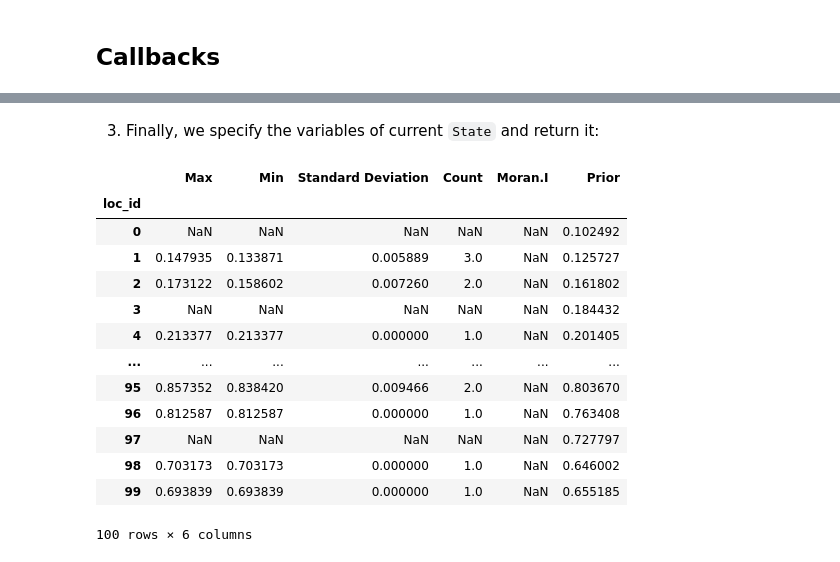
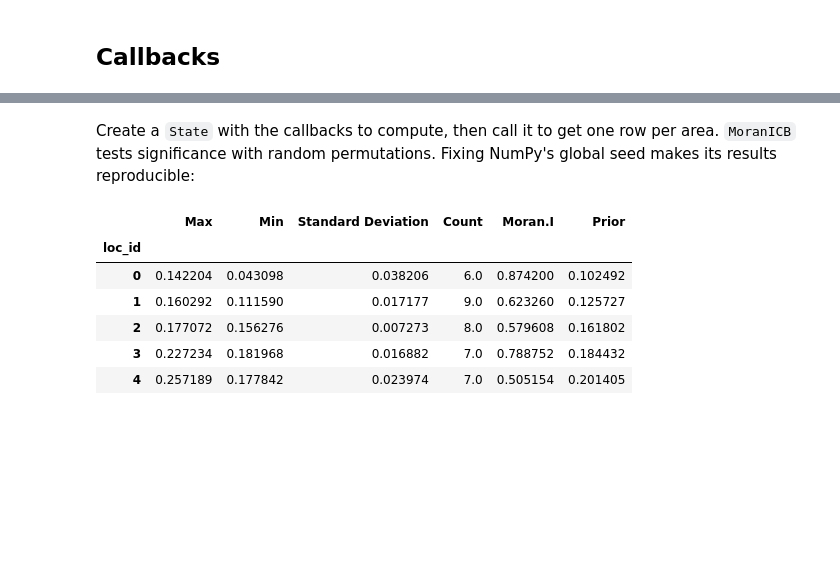
Before and after one commit to franckalbinet/trufl, a Jupyter notebook: nbs/04_callbacks.ipynb, the cells around one changed output, grey strips where cells are left out. Saved outputs shown, nothing was run; the diff lists cells and outputs as text; code cells hidden in the pictures; blank space fills up the shorter version.

```diff
--- a/nbs/04_callbacks.ipynb
+++ b/nbs/04_callbacks.ipynb
@@ -80,8 +81,11 @@ def get(self:State,
 # %%
 #| exports
 @patch
-def __call__(self:State, loc_id=None, **kwargs):
-    "Get the state variables as defined by `cbs` for all `loc_id`s as a dataframe."
+def __call__(self:State,
+    loc_id=None, # Ignored: every area is computed
+    **kwargs # Ignored
+) -> pd.DataFrame: # One row per `loc_id` and one column per variable
+    "State variables of every area in `smp_areas`."
     loc_ids = self.smp_areas.index
     results = [{v.name: v.value for v in self.run_cbs(loc_id)} | {'loc_id': loc_id} for loc_id in loc_ids]
     return pd.DataFrame(results).set_index('loc_id')
@@ -186,17 +209,17 @@ class MoranICB(Callback):
 # %%
 #|exports
 class PriorCB(Callback):
-    "Emulate a prior by taking the mean of measurement over a single grid cell."
+    "Mean of `fname_raster` over the area, emulating prior knowledge such as an airborne survey. Computed for every area, measured or not."
     def __init__(self,
-                 fname_raster:str, # Name of raster file
-                 name:str='Prior' # Name of the State variable
-                ):
+        fname_raster:str, # Raster used as the prior
+        name:str='Prior', # Name of the variable
+    ):
         fc.store_attr()
 
     def __call__(self,
-                 loc_id:int, # Unique id of an individual area of interest.
-                 o:Type[State] # A State's object
-                ):
+        loc_id:int, # Area to describe
+        o:Type[State], # `State` holding the measurements
+    ):
         polygon = o.smp_areas.loc[o.smp_areas.reset_index().loc_id == loc_id].geometry
         with rasterio.open(self.fname_raster) as src:
             out_image, out_transform = mask(src, polygon, crop=True)
@@ -209,4 +232,5 @@ For example:
 # %%
-#|eval: false
 fname_raster = 'files/ground-truth-01-4326-simulated.tif'
 gdf_grid = gridder(fname_raster, nrows=10, ncols=10)
+n = np.random.default_rng(41).integers(0, 10, size=len(gdf_grid))
+samples_t0 = DataCollector(fname_raster).collect(Sampler(gdf_grid).sample(n, method='uniform', rng=41))
@@ -222,9 +242,0 @@ sample_locs = sampler.sample(n, method='uniform')
-# %%
-#|eval: false
-# Emulate data collection
-dc_emulator = DataCollector(fname_raster)
-samples_t0 = dc_emulator.collect(sample_locs)
-
-ax = samples_t0.plot(column='value', s=3, legend=True)
-gdf_grid.boundary.plot(color=black, lw=0.5, ax=ax)
-ax.axis('off');
@@ -233,25 +243,18 @@ ax.axis('off');
 # %% [markdown]
-3. Finally, we specify the variables of current `State` and return it:
+Create a `State` with the callbacks to compute, then call it to get one row per area. `MoranICB` tests significance with random permutations. Fixing NumPy's global seed makes its results reproducible:
 # %%
-#|eval: false
+np.random.seed(0)
 state = State(samples_t0, gdf_grid, cbs=[
     MaxCB(), MinCB(), StdCB(), CountCB(), MoranICB(k=5), PriorCB(fname_raster)
 ])
-
-# You have to call the instance
-state_t0 = state(); state_t0
+state_t0 = state()
+test_eq(len(state_t0), len(gdf_grid))
+state_t0.head()
 # %% [output]
 |  | Max | Min | Standard Deviation | Count | Moran.I | Prior |
 | loc_id |  |  |  |  |  |  |
-| 0 | NaN | NaN | NaN | NaN | NaN | 0.102492 |
-| 1 | 0.147935 | 0.133871 | 0.005889 | 3.0 | NaN | 0.125727 |
-| 2 | 0.173122 | 0.158602 | 0.007260 | 2.0 | NaN | 0.161802 |
-| 3 | NaN | NaN | NaN | NaN | NaN | 0.184432 |
-| 4 | 0.213377 | 0.213377 | 0.000000 | 1.0 | NaN | 0.201405 |
-| ... | ... | ... | ... | ... | ... | ... |
-| 95 | 0.857352 | 0.838420 | 0.009466 | 2.0 | NaN | 0.803670 |
-| 96 | 0.812587 | 0.812587 | 0.000000 | 1.0 | NaN | 0.763408 |
-| 97 | NaN | NaN | NaN | NaN | NaN | 0.727797 |
-| 98 | 0.703173 | 0.703173 | 0.000000 | 1.0 | NaN | 0.646002 |
-| 99 | 0.693839 | 0.693839 | 0.000000 | 1.0 | NaN | 0.655185 |
+| 0 | 0.142204 | 0.043098 | 0.038206 | 6.0 | 0.874200 | 0.102492 |
+| 1 | 0.160292 | 0.111590 | 0.017177 | 9.0 | 0.623260 | 0.125727 |
+| 2 | 0.177072 | 0.156276 | 0.007273 | 8.0 | 0.579608 | 0.161802 |
+| 3 | 0.227234 | 0.181968 | 0.016882 | 7.0 | 0.788752 | 0.184432 |
+| 4 | 0.257189 | 0.177842 | 0.023974 | 7.0 | 0.505154 | 0.201405 |
-100 rows × 6 columns
```
Also changed, not shown: parts of 27 cells of this notebook, 1 other file.
